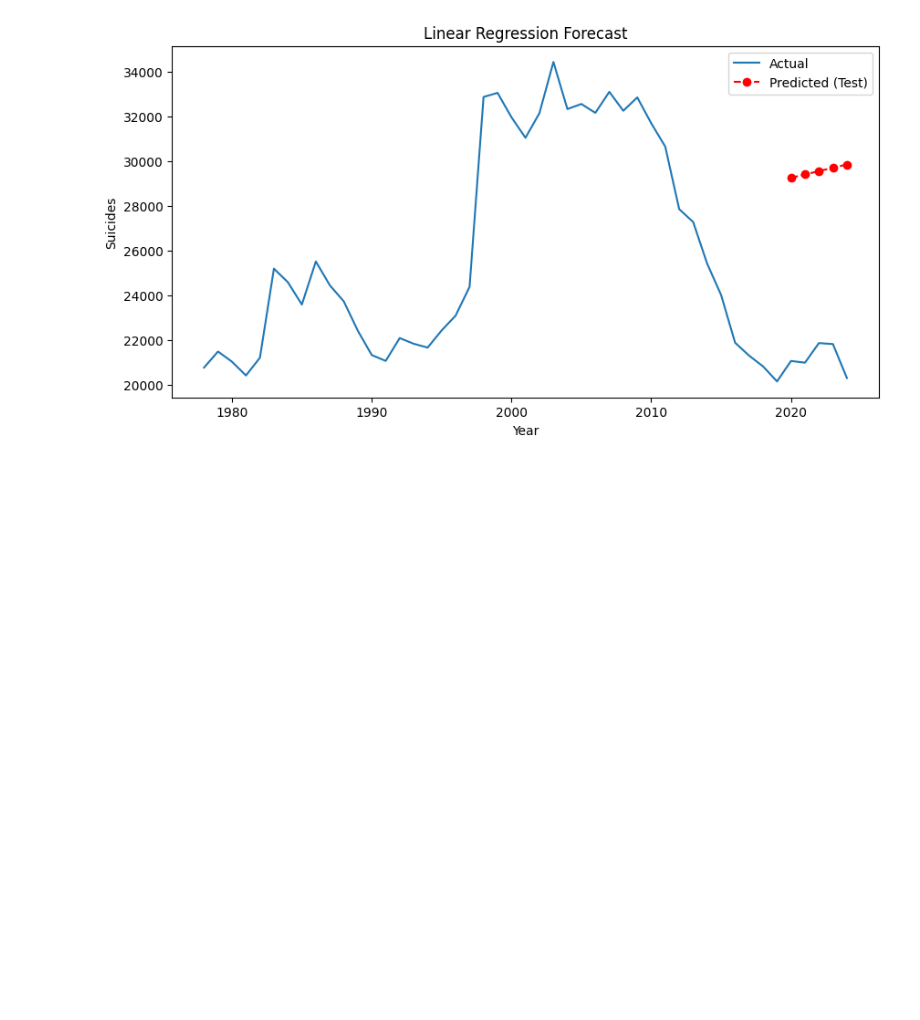
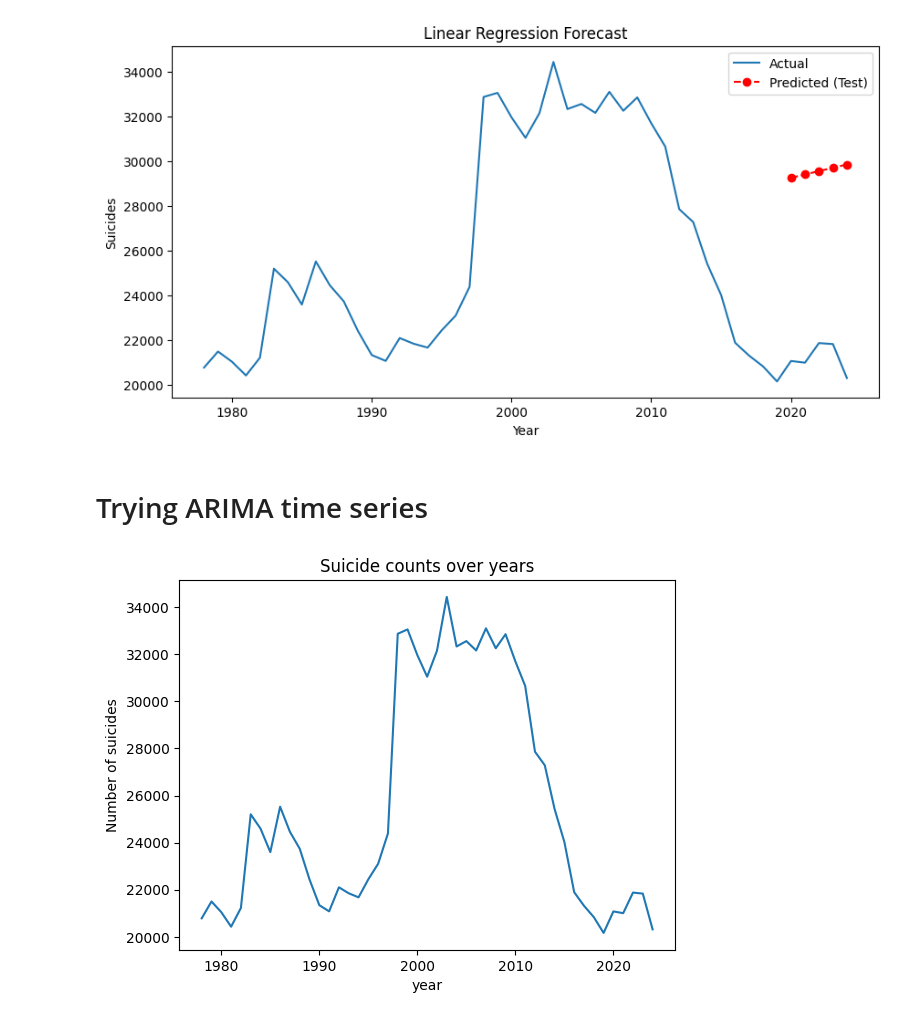
Before and after one commit to YuriyaJP/Public-Health-Data-Engineering-Project-Japan-Suicide-Statistics-Pipeline, a Jupyter notebook: src/ml/time_series_forecast.ipynb, the cells around one changed output. Drawn from its saved outputs; the diff is of its cells as text; code cells hidden in the pictures; blank space fills up the shorter version.

Commit message:
finished time series modelling

```diff
--- a/src/ml/time_series_forecast.ipynb
+++ b/src/ml/time_series_forecast.ipynb
@@ -85,3 +123,13 @@ plt.legend()
 plt.show()
 # %% [output]
 [figure]
+# %% [markdown]
+# Trying ARIMA time series
+# %%
+import matplotlib.pyplot as plt
+
+df['自殺者_総数'].plot(title="Suicide counts over years")
+plt.ylabel("Number of suicides")
+plt.show()
+# %% [output]
+[figure, added]
```
Also changed, not shown: parts of 19 cells of this notebook.
